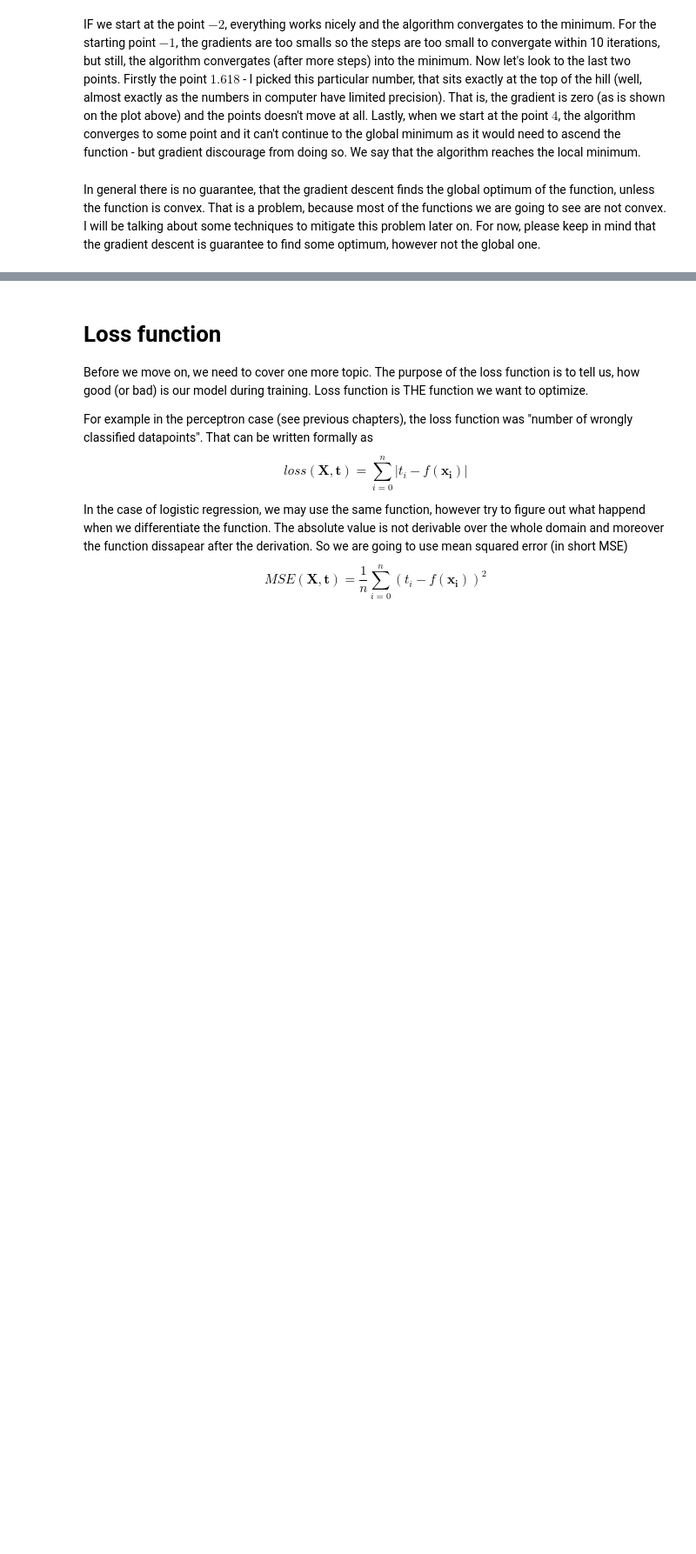
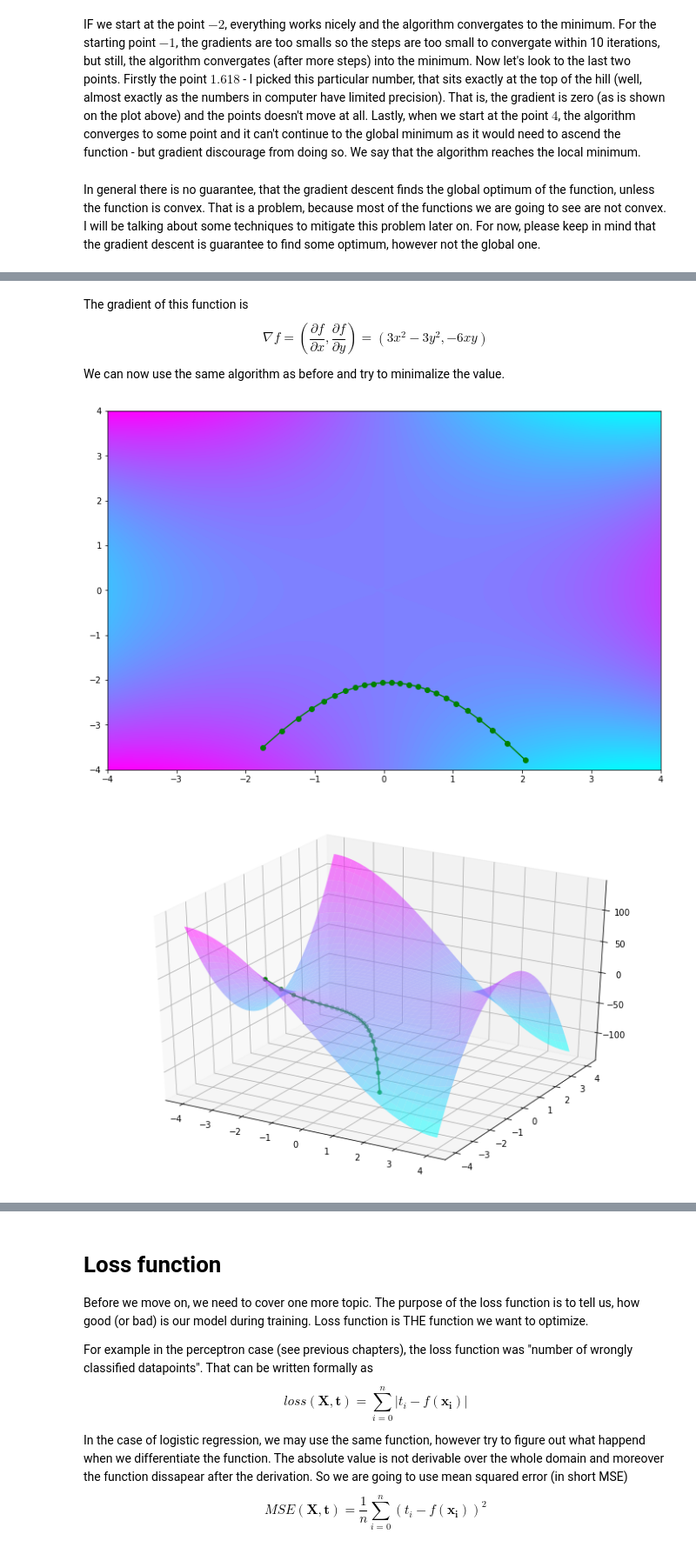
Before and after one commit to PatrikValkovic/neural-networks-step-by-step, a Jupyter notebook: 03-logistic-regression.ipynb, the cells around one changed output, grey strips where cells are left out. Shown at 87% size. Saved outputs shown, nothing was run; the diff lists cells and outputs as text; code cells hidden in the pictures; blank space fills up the shorter version.

Commit message:
Add part about multidimensional gradient

```diff
--- a/03-logistic-regression.ipynb
+++ b/03-logistic-regression.ipynb
@@ -303,0 +336,41 @@ In general there is no guarantee, that the gradient descent finds the global opt
+# %% [markdown]
+The gradient of this function is
+$$
+\nabla f = \left( \frac{\partial f}{\partial x}, \frac{\partial f}{\partial y} \right) = \left( 3x^2-3y^2, -6xy \right)
+$$
+
+We can now use the same algorithm as before and try to minimalize the value.
+# %%
+def gradient(x, y):
+    return [3 * x**2 - 3 * y**2, -6*x*y]
+
+iterations = 24
+parameters = np.array([-1.75, -3.5])
+steps = np.zeros((iterations, 3))
+
+for iteration in range(iterations):
+    # store current step
+    steps[iteration] = list(parameters) + [function(*parameters)]
+    # compute gradient
+    grad = np.array(gradient(*parameters))
+    # make the step
+    parameters -= 0.01 * grad
+
+
+# Plot contour
+plt.figure(figsize=(12,8))
+plt.contourf(x, y, values, levels=100, cmap='cool')
+plt.plot(steps[:, 0], steps[:, 1], c='green')
+plt.scatter(steps[:, 0], steps[:, 1], c='green')
+plt.show()
+
+# Plot 3D
+fig = plt.figure(figsize=(12,8))
+ax = plt.axes(projection='3d')
+ax.plot_surface(X, Y, values, cmap='cool', shade=False, alpha=0.5)
+ax.plot3D(steps[:,0], steps[:,1], steps[:,2], c='green')
+ax.scatter3D(steps[:,0], steps[:,1], steps[:,2], c='green')
+plt.show()
+# %% [output]
+[figure, added]
+[figure, added]
```
Also changed, not shown: parts of 4 cells of this notebook.
